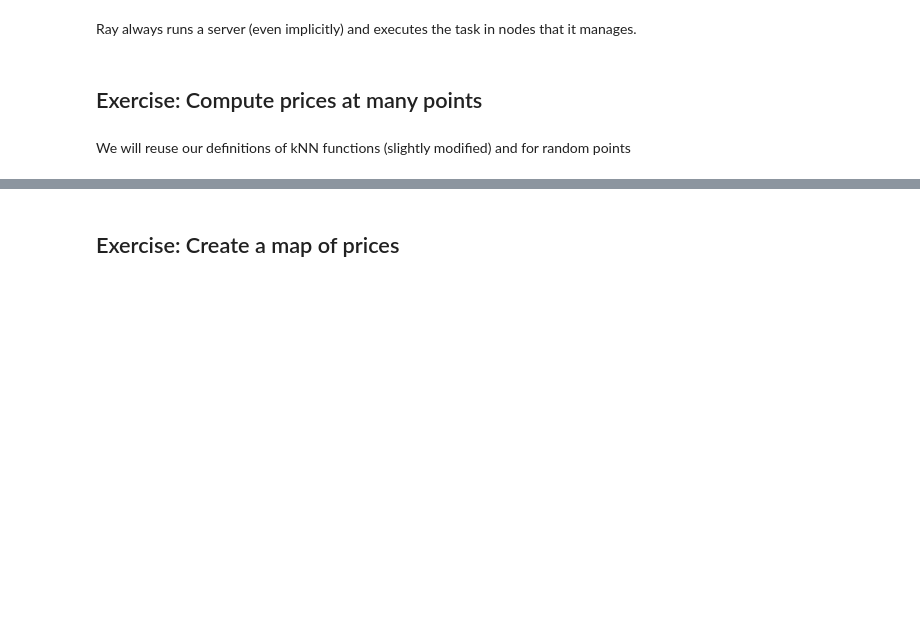
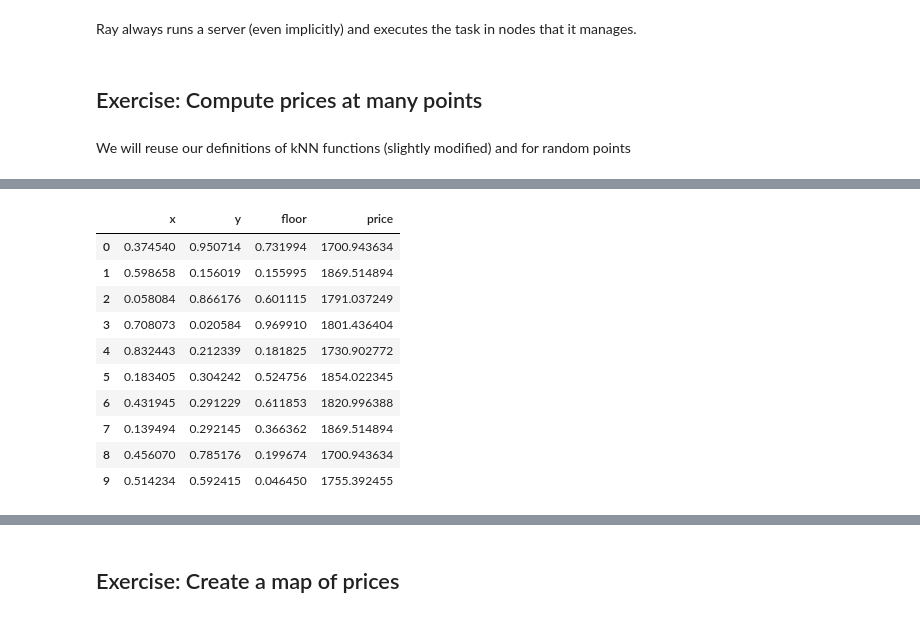
Before and after one commit to gisandnes/europython-25, a Jupyter notebook: 98-ray.ipynb, the cells around one changed output, grey strips where cells are left out. Saved outputs shown, nothing was run; the diff lists cells and outputs as text; code cells hidden in the pictures; blank space fills up the shorter version.

```diff
--- a/98-ray.ipynb
+++ b/98-ray.ipynb
@@ -124,0 +192,10 @@ DEFAULT_K = 4   # How many nearest neighbors to consider
+# %%
+def create_random_points(
+    n_points: int, n_dim: int = 3, *, seed: int = 42
+) -> np.ndarray:
+    # TODO: Fix floor!
+    np.random.seed(seed)
+    return np.random.sample((n_points, n_dim))
+# %%
+query_points = create_random_points(10)
+query_points
@@ -124,0 +224,14 @@ DEFAULT_K = 4   # How many nearest neighbors to consider
+# %%
+combine_points_and_prices(query_points, prices)
+# %% [output]
+|  | x | y | floor | price |
+| 0 | 0.374540 | 0.950714 | 0.731994 | 1700.943634 |
+| 1 | 0.598658 | 0.156019 | 0.155995 | 1869.514894 |
+| 2 | 0.058084 | 0.866176 | 0.601115 | 1791.037249 |
+| 3 | 0.708073 | 0.020584 | 0.969910 | 1801.436404 |
+| 4 | 0.832443 | 0.212339 | 0.181825 | 1730.902772 |
+| 5 | 0.183405 | 0.304242 | 0.524756 | 1854.022345 |
+| 6 | 0.431945 | 0.291229 | 0.611853 | 1820.996388 |
+| 7 | 0.139494 | 0.292145 | 0.366362 | 1869.514894 |
+| 8 | 0.456070 | 0.785176 | 0.199674 | 1700.943634 |
+| 9 | 0.514234 | 0.592415 | 0.046450 | 1755.392455 |
```
Also changed, not shown: parts of 35 cells of this notebook, 2 other files.
